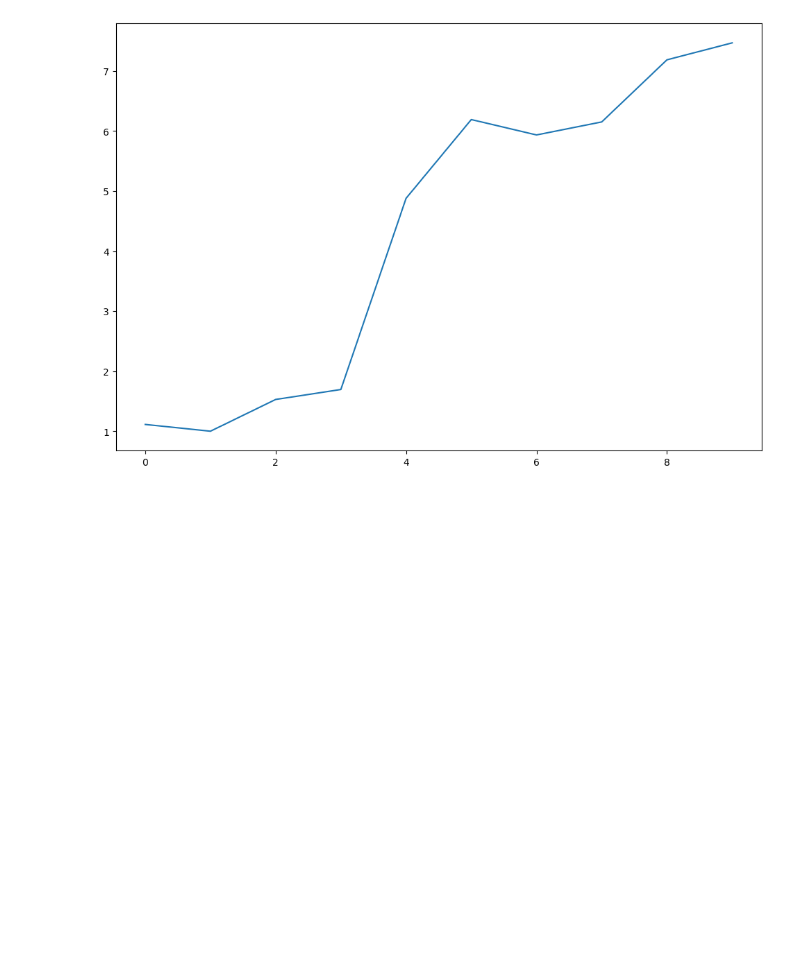
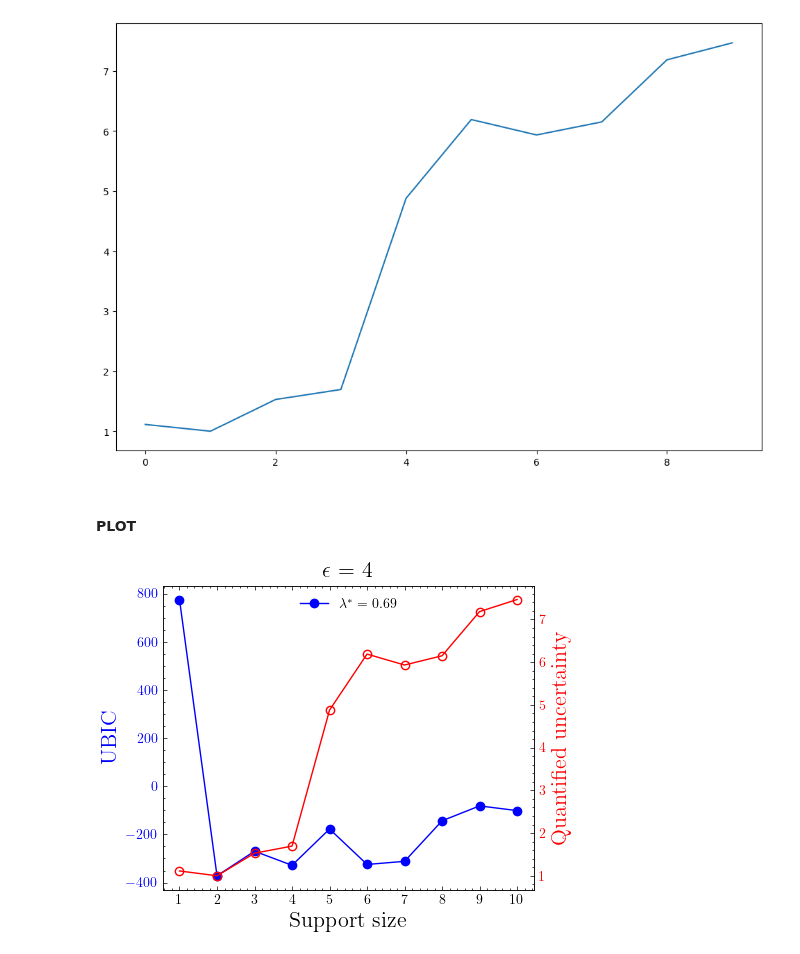
Before and after one commit to Pongpisit-Thanasutives/parametric-discovery, a Jupyter notebook: Parametric_Burgers-DEV3.ipynb, the cells around one changed output. Saved outputs shown, nothing was run; the diff lists cells and outputs as text; code cells hidden in the pictures; blank space fills up the shorter version.

Commit message:
PLOT

```diff
--- a/Parametric_Burgers-DEV3.ipynb
+++ b/Parametric_Burgers-DEV3.ipynb
@@ -631,3 +631,30 @@ plt.plot(complexities, ubic_plot-min(ubic_plot), '-o'); plt.show()
 plt.plot(uncertainties); plt.show()
 # %% [output]
 [figure]
+# %% [markdown]
+#### PLOT
+# %%
+fs = 16
+with plt.style.context('science'):
+    fig, ax = plt.subplots(figsize=(5, 4))
+
+    color = 'blue'
+    ax.set_xlabel('Support size', fontsize=fs)
+    ax.set_ylabel('UBIC', color=color, fontsize=fs)
+    ax.plot(complexities, ubic_plot, '-o', color=color, label='$\lambda^{*} = $' + ' ' + str(round(lam_plot, 2)))
+    ax.tick_params(axis='y', labelcolor=color)
+    ax.set_xticks(complexities)
+    ax.set_title(f"$\epsilon$ = {noise_lv}", fontsize=fs)
+
+    axp = ax.twinx()
+    color = 'red'
+    axp.set_ylabel('Quantified uncertainty', color=color, fontsize=fs)
+    axp.plot(complexities, uncertainties, '-o', color=color, markerfacecolor="None")
+    axp.tick_params(axis='y', labelcolor=color)
+
+    ax.legend(loc='upper center')
+    fig.tight_layout()
+    # plt.savefig(f"/Users/pongpisit/Documents/latex/UBIC-ACML/figures/burgers_ubic_noise{noise_lv}.pdf")
+    plt.show()
+# %% [output]
+[figure, added]
```
Also changed, not shown: parts of 1 cell of this notebook, 1 other file.
